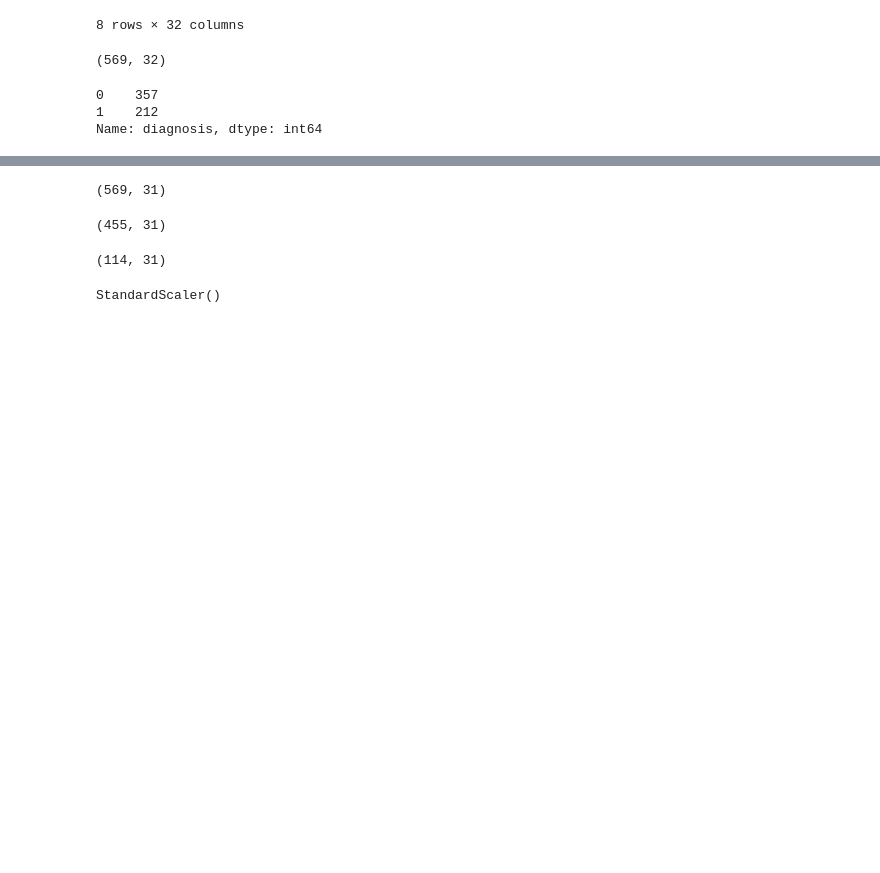
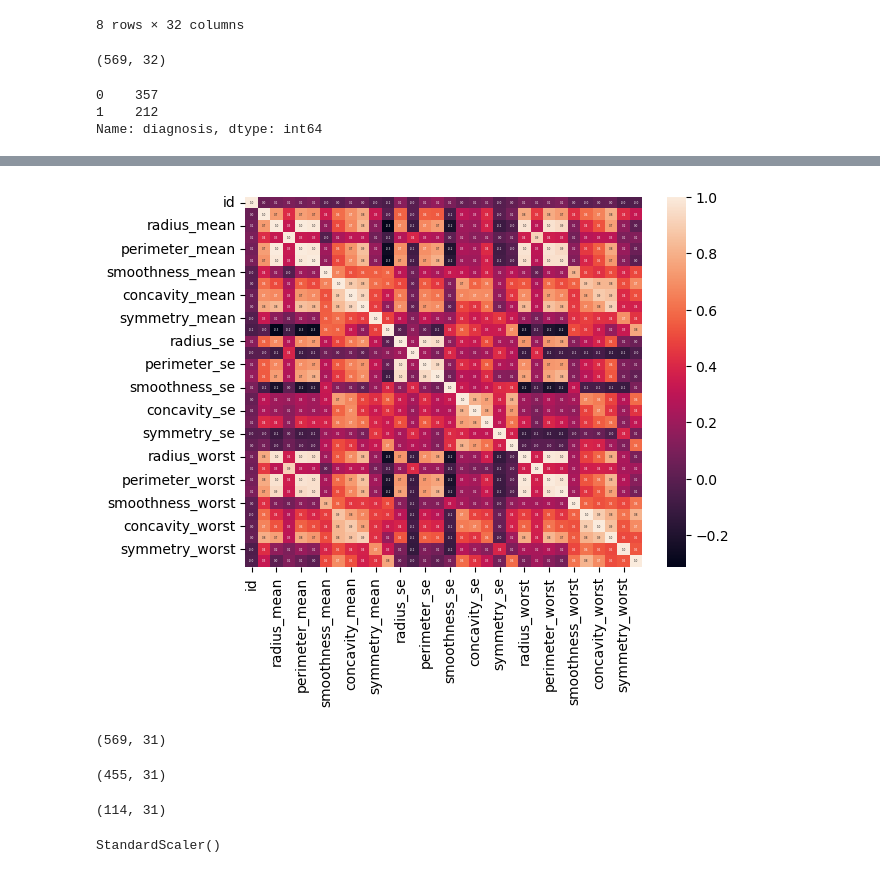
Before and after one commit to nirmalyabag20/Breast-Cancer-prediction-using-machine-learning, a Jupyter notebook: Breast Cancer ML Project.ipynb, the cells around one changed output, grey strips where cells are left out. Drawn from its saved outputs; the diff is of its cells as text; code cells hidden in the pictures; blank space fills up the shorter version.

```diff
--- a/Breast Cancer ML Project.ipynb
+++ b/Breast Cancer ML Project.ipynb
@@ -121,3 +134,8 @@ Name: diagnosis, dtype: int64
+# %%
+sns.heatmap(breast.corr(),annot=True,annot_kws={"size": 2},fmt='0.1f')
+plt.show()
+# %% [output]
+[figure, added]
 # %%
 # Splitting data into training and testing sets
 # %%
```
Also changed, not shown: parts of 8 cells of this notebook.
